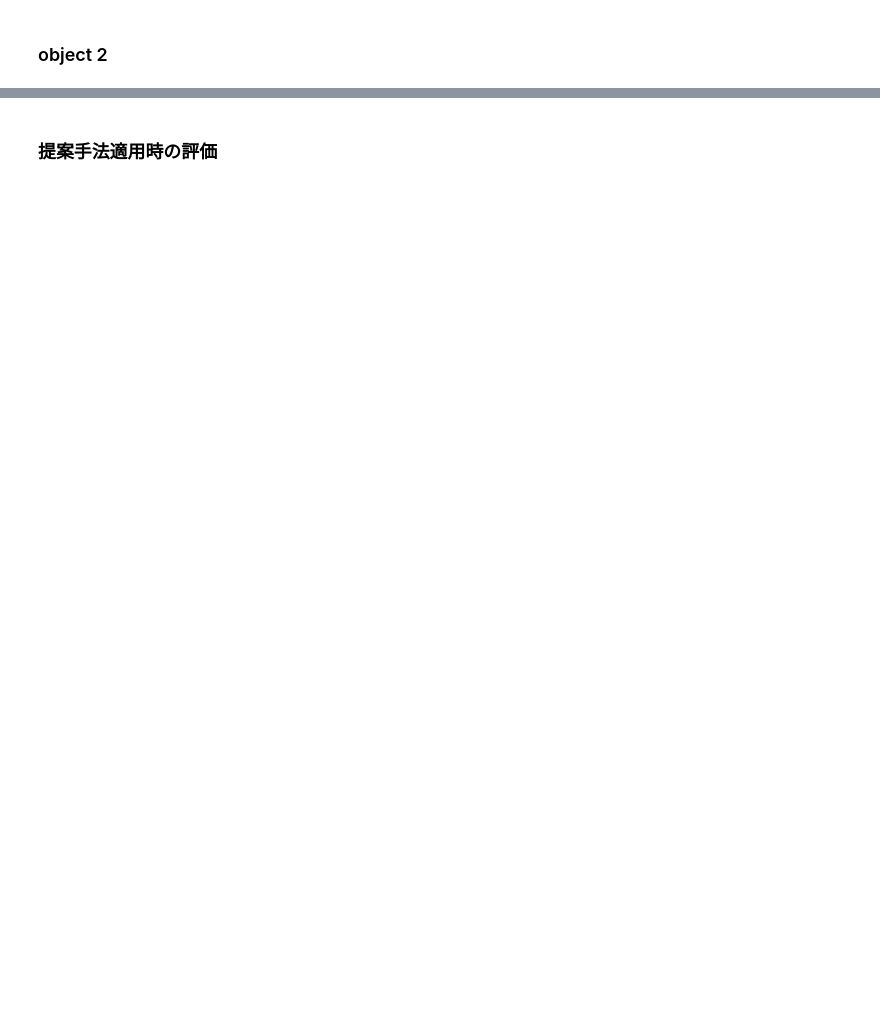
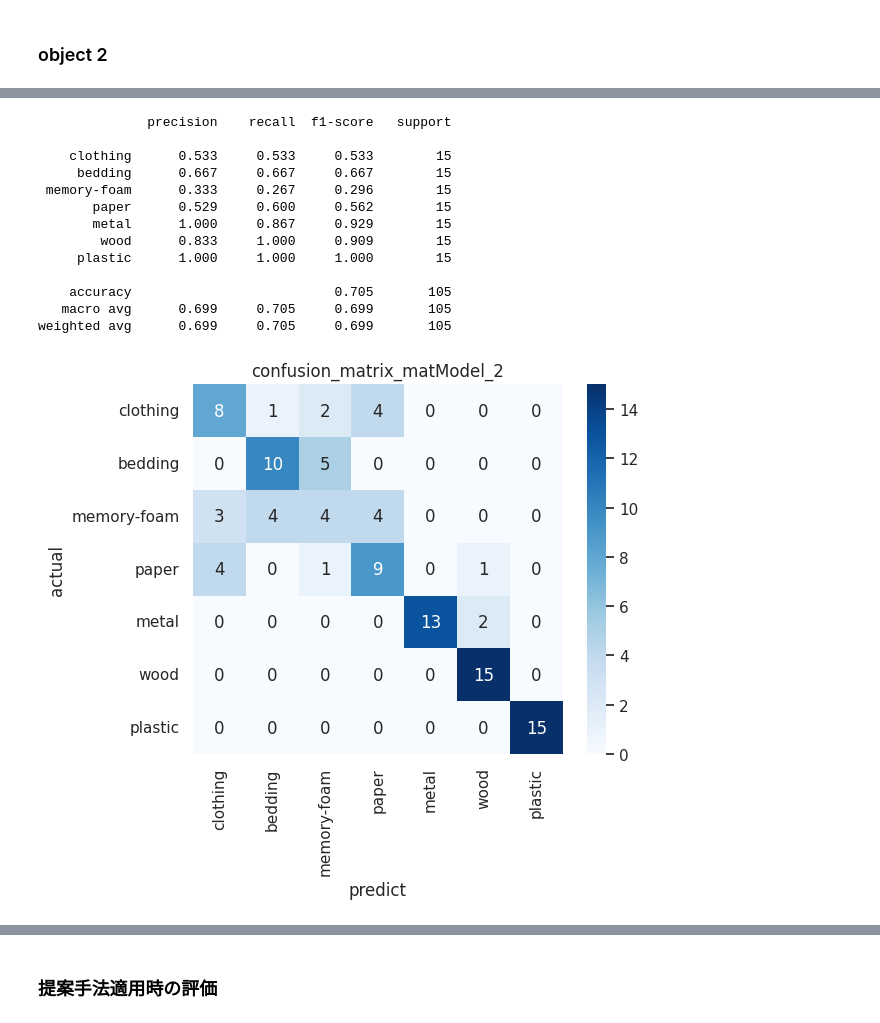
Before and after one commit to nish247/CNN_contact-obj, a Jupyter notebook: main.ipynb, the cells around one changed output, grey strips where cells are left out. Saved outputs shown, nothing was run; the diff lists cells and outputs as text; code cells hidden in the pictures; blank space fills up the shorter version.

```diff
--- a/main.ipynb
+++ b/main.ipynb
@@ -2295,0 +1708,41 @@ torch.Size([5, 21])
+# %%
+model_path = 'data/models_saved/202406302324_matModel_1.pth'
+matModel_eval = torch.load(model_path)
+#データセットの選択・データローダに読み込む
+
+# train_feature,train_labels, val_feature, val_labels,test_feature,test_labels = Make_other_dataset(0)
+train_feature,train_labels, val_feature, val_labels,test_feature,test_labels = Alldataset()
+
+# tensorDatasetの作成
+label_num = 1
+train = torch.utils.data.TensorDataset(train_feature, train_labels[:,label_num])
+val = torch.utils.data.TensorDataset(val_feature, val_labels[:,label_num])
+test = torch.utils.data.TensorDataset(test_feature, test_labels[:,label_num])
+
+# データローダに読み込む
+
+# バッチサイズ
+batch_size = 50
+
+# shuffle はデフォルトで False のため、学習データのみ True に指定
+train_loader = torch.utils.data.DataLoader(train, batch_size)
+val_loader = torch.utils.data.DataLoader(val, batch_size)
+test_loader = torch.utils.data.DataLoader(test, batch_size)
+
+matPreds , matActuals, matReport , matConfidences = EvalCNN_trained(test_loader,device,1,2,matModel_eval)
+print(matReport)
+# %% [output]
+              precision    recall  f1-score   support
+
+    clothing      0.533     0.533     0.533        15
+     bedding      0.667     0.667     0.667        15
+ memory-foam      0.333     0.267     0.296        15
+       paper      0.529     0.600     0.562        15
+       metal      1.000     0.867     0.929        15
+        wood      0.833     1.000     0.909        15
+     plastic      1.000     1.000     1.000        15
+
+    accuracy                          0.705       105
+   macro avg      0.699     0.705     0.699       105
+weighted avg      0.699     0.705     0.699       105
+[figure, added]
```
Also changed, not shown: parts of 56 cells of this notebook.
